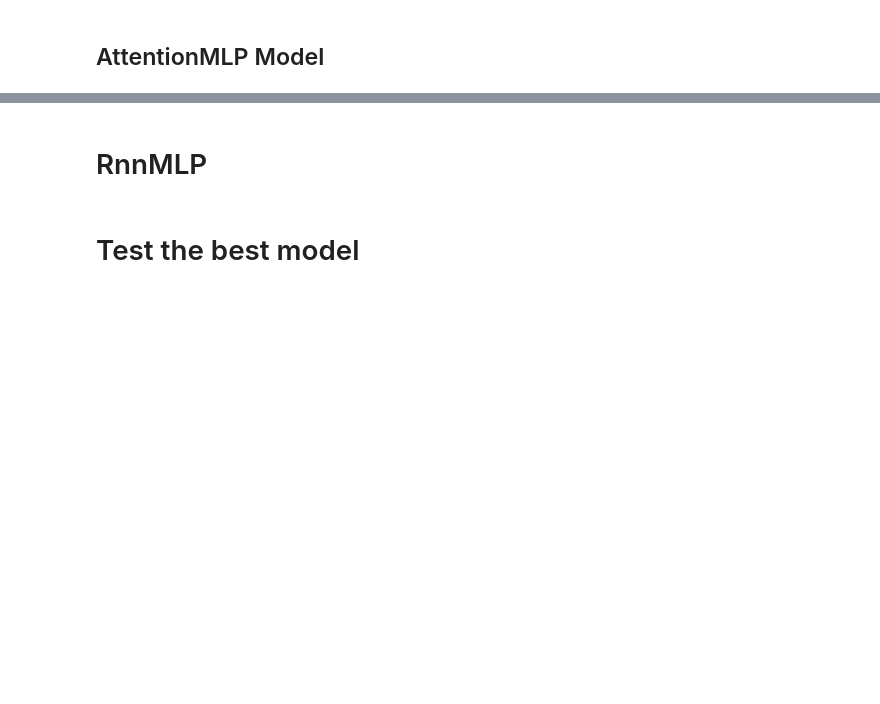
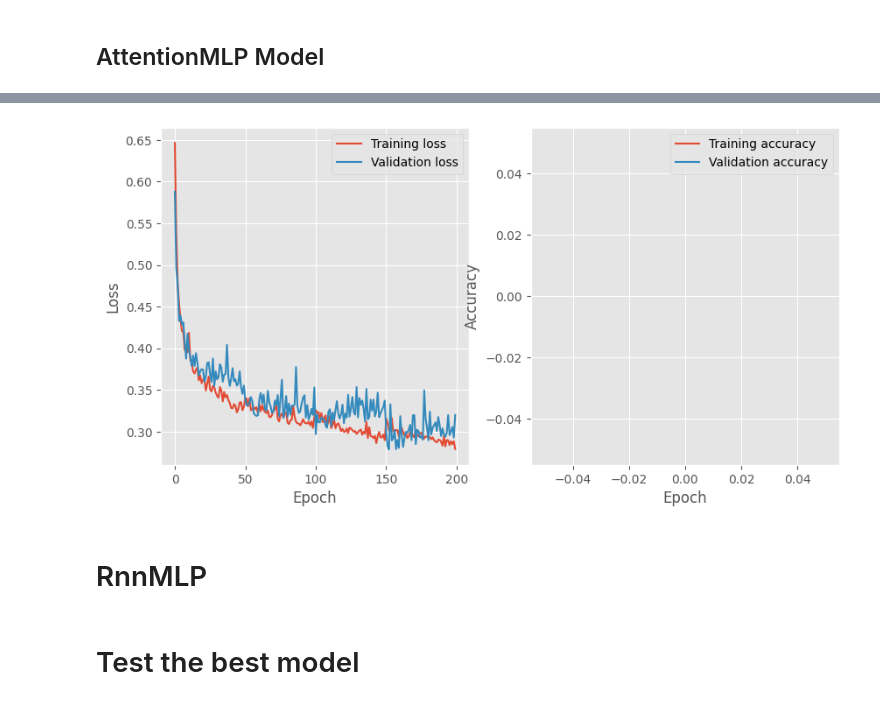
Before and after one commit to lilf4p/hlt-project, a Jupyter notebook: notebook/chunk_classification.ipynb, the cells around one changed output, grey strips where cells are left out. Drawn from its saved outputs; the diff is of its cells as text; code cells hidden in the pictures; blank space fills up the shorter version.

```diff
--- a/notebook/chunk_classification.ipynb
+++ b/notebook/chunk_classification.ipynb
@@ -384,19 +296,20 @@ torch.save(best_model, f"{path_to_model}/{time.time()}-{best_val_loss:.4f}.pth")
 # %%
 # print training and validation loss
 plt.style.use('ggplot')
 
 # plot two image by side
 fig, ax = plt.subplots(1, 2, figsize=(10, 5))
 ax[0].plot(train_losses, label='Training loss')
 ax[0].plot(val_losses, label='Validation loss')
 ax[0].legend()
 ax[0].set_xlabel('Epoch')
 ax[0].set_ylabel('Loss')
-ax[1].plot(train_accuracies, label='Training accuracy')
 ax[1].plot(val_accuracies, label='Validation accuracy')
 ax[1].legend()
 ax[1].set_xlabel('Epoch')
 ax[1].set_ylabel('Accuracy')
 plt.show()
+# %% [output]
+[figure, added]
 # %% [markdown]
 # RnnMLP
```
Also changed, not shown: parts of 11 cells of this notebook, 1 other file.
